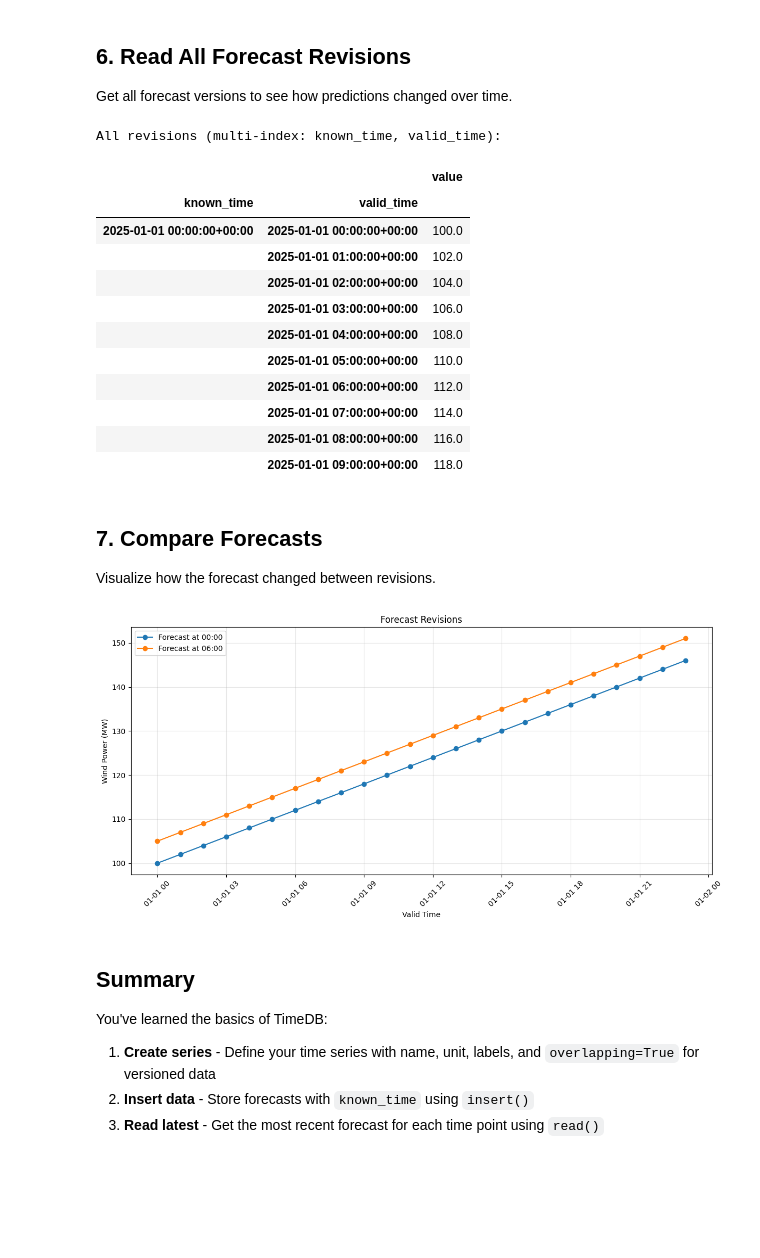
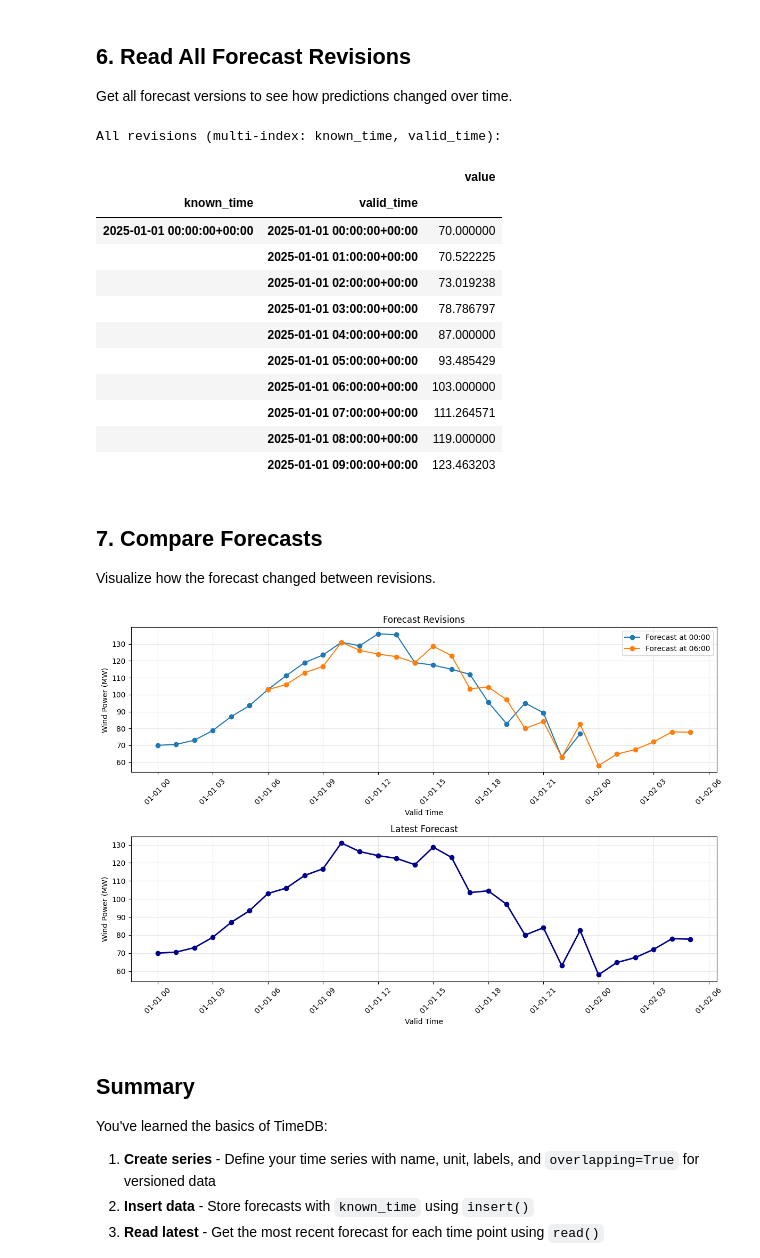
Before and after one commit to rebase-energy/timedb, a Jupyter notebook: examples/quickstart.ipynb, the cells around one changed output. Drawn from its saved outputs; the diff is of its cells as text; code cells hidden in the pictures; blank space fills up the shorter version.

Commit message:
load_dotenv upon import, remove redundant load_dotenvs; lazy default client: import timedb as td; td.create(); validate df column naming

```diff
--- a/examples/quickstart.ipynb
+++ b/examples/quickstart.ipynb
@@ -63,16 +62,17 @@ InsertResult(batch_id=1, workflow_id='sdk-workflow', series_id=1)
 
 Insert an updated forecast for the same time period with a new `known_time`.
 # %%
-# Create revised forecast (made 6 hours later)
-revised_known = start + timedelta(hours=6)
-revised_values = [105 + i * 2 for i in range(24)]  # Slightly different values
+# Create revised forecast (made 6 hours later) - same valid_time range shows how forecast changed
+revised_known = known_time + timedelta(hours=6)
+# revised_values = [105 + 28 * math.sin((i - 7) * math.pi / 12) for i in range(24)]  # Slightly shifted pattern
+revised_values = [100 + 30 * math.sin((i - 6) * math.pi / 12) + i/4*random.randint(-2, 2) for i in range(6, 30)]
 
 df_revised = pd.DataFrame({
-    'valid_time': times,
+    'valid_time': [t + timedelta(hours=6) for t in times],
     'value': revised_values
 })
 
-td.series('wind_power').where(site='offshore_1', type='forecast').insert(
+tb.series('wind_power').where(site='offshore_1', type='forecast').insert(
     df=df_revised,
     known_time=revised_known
 )
@@ -84,9 +84,9 @@ InsertResult(batch_id=2, workflow_id='sdk-workflow', series_id=1)
 Get the most recent forecast for each time point.
 # %%
 # Read latest forecast values
-df_latest = td.series('wind_power').where(site='offshore_1', type='forecast').read(
-    start_valid=start,
-    end_valid=start + timedelta(hours=24)
+df_latest = tb.series('wind_power').where(site='offshore_1', type='forecast').read(
+    start_valid=known_time,
+    end_valid=revised_known + timedelta(hours=24)
 )
 df_latest.head(10)
 # %% [output]
@@ -108,9 +108,9 @@ df_latest.head(10)
 Get all forecast versions to see how predictions changed over time.
 # %%
 # Read all forecast revisions
-df_all = td.series('wind_power').where(site='offshore_1', type='forecast').read(
-    start_valid=start,
-    end_valid=start + timedelta(hours=24),
+df_all = tb.series('wind_power').where(site='offshore_1', type='forecast').read(
+    start_valid=known_time,
+    end_valid=revised_known + timedelta(hours=24),
     versions=True
 )
 print(f"All revisions (multi-index: known_time, valid_time):")
@@ -119,16 +119,16 @@ df_all.head(10)
 All revisions (multi-index: known_time, valid_time):
 |  |  | value |
 | known_time | valid_time |  |
-| 2025-01-01 00:00:00+00:00 | 2025-01-01 00:00:00+00:00 | 100.0 |
-|  | 2025-01-01 01:00:00+00:00 | 102.0 |
-|  | 2025-01-01 02:00:00+00:00 | 104.0 |
-|  | 2025-01-01 03:00:00+00:00 | 106.0 |
-|  | 2025-01-01 04:00:00+00:00 | 108.0 |
-|  | 2025-01-01 05:00:00+00:00 | 110.0 |
-|  | 2025-01-01 06:00:00+00:00 | 112.0 |
-|  | 2025-01-01 07:00:00+00:00 | 114.0 |
-|  | 2025-01-01 08:00:00+00:00 | 116.0 |
-|  | 2025-01-01 09:00:00+00:00 | 118.0 |
+| 2025-01-01 00:00:00+00:00 | 2025-01-01 00:00:00+00:00 | 70.000000 |
+|  | 2025-01-01 01:00:00+00:00 | 70.522225 |
+|  | 2025-01-01 02:00:00+00:00 | 73.019238 |
+|  | 2025-01-01 03:00:00+00:00 | 78.786797 |
+|  | 2025-01-01 04:00:00+00:00 | 87.000000 |
+|  | 2025-01-01 05:00:00+00:00 | 93.485429 |
+|  | 2025-01-01 06:00:00+00:00 | 103.000000 |
+|  | 2025-01-01 07:00:00+00:00 | 111.264571 |
+|  | 2025-01-01 08:00:00+00:00 | 119.000000 |
+|  | 2025-01-01 09:00:00+00:00 | 123.463203 |
 # %% [markdown]
 ## 7. Compare Forecasts
 
@@ -136,21 +136,22 @@ Visualize how the forecast changed between revisions.
 # %%
 import matplotlib.pyplot as plt
 
-plt.figure(figsize=(12, 6))
+fig, (ax1, ax2) = plt.subplots(2, 1, figsize=(12, 8))
 
 for known_time, data in df_all.groupby(level='known_time'):
-    plt.plot(data.index.get_level_values('valid_time'), data['value'].values, marker='o', label=f'Forecast at {known_time.strftime("%H:%M")}')
+    ax1.plot(data.index.get_level_values('valid_time'), data['value'].values, marker='o', label=f'Forecast at {known_time.strftime("%H:%M")}')
 
-plt.xlabel('Valid Time')
-plt.ylabel('Wind Power (MW)')
-plt.title('Forecast Revisions')
-plt.legend()
-plt.grid(True, alpha=0.3)
-plt.xticks(rotation=45)
+ax1.set_xlabel('Valid Time'), ax1.set_ylabel('Wind Power (MW)'), ax1.set_title('Forecast Revisions')
+ax1.legend(), ax1.grid(True, alpha=0.3), ax1.tick_params(axis='x', rotation=45)
+
+ax2.plot(df_latest.index.get_level_values('valid_time'), df_latest['value'], marker='o', linewidth=2, color='darkblue')
+ax2.set_xlabel('Valid Time'), ax2.set_ylabel('Wind Power (MW)'), ax2.set_title('Latest Forecast')
+ax2.grid(True, alpha=0.3), ax2.tick_params(axis='x', rotation=45)
+
 plt.tight_layout()
 plt.show()
 # %% [output]
-[figure, old version]
+[figure, new version]
 # %% [markdown]
 ## Summary
 
```
Also changed, not shown: parts of 5 cells of this notebook, 11 other files.
